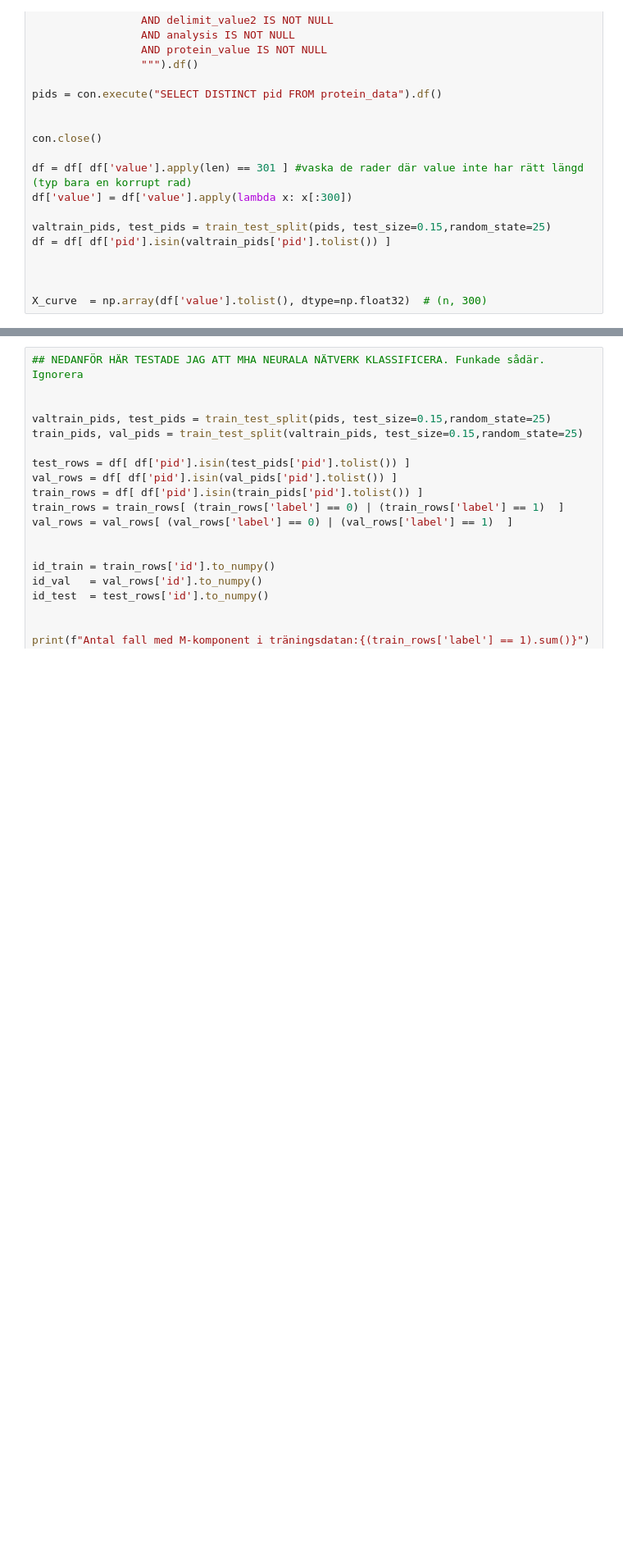
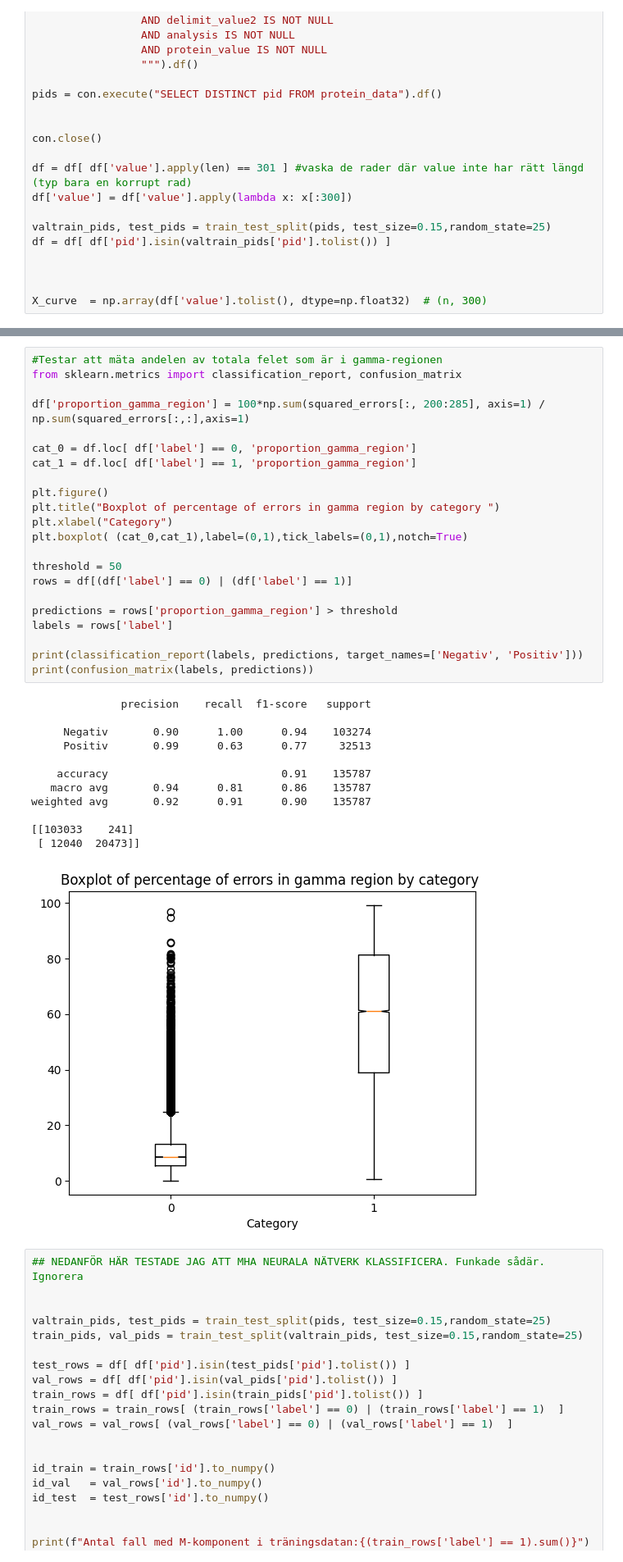
Before and after one commit to andreasjak/MSc26_Assar, a Jupyter notebook: networks/auto_encoder.ipynb, the cells around one changed output, grey strips where cells are left out. Shown at 82% size. Drawn from its saved outputs; the diff is of its cells as text; blank space fills up the shorter version.

```diff
--- a/networks/auto_encoder.ipynb
+++ b/networks/auto_encoder.ipynb
@@ -806,3 +806,38 @@ with m-component       0.98      0.80      0.88      8088
+# %%
+#Testar att mäta andelen av totala felet som är i gamma-regionen
+from sklearn.metrics import classification_report, confusion_matrix
+
+df['proportion_gamma_region'] = 100*np.sum(squared_errors[:, 200:285], axis=1) / np.sum(squared_errors[:,:],axis=1)
+
+cat_0 = df.loc[ df['label'] == 0, 'proportion_gamma_region']
+cat_1 = df.loc[ df['label'] == 1, 'proportion_gamma_region']
+
+plt.figure()
+plt.title("Boxplot of percentage of errors in gamma region by category ")
+plt.xlabel("Category")
+plt.boxplot( (cat_0,cat_1),label=(0,1),tick_labels=(0,1),notch=True)
+
+threshold = 50
+rows = df[(df['label'] == 0) | (df['label'] == 1)]
+
+predictions = rows['proportion_gamma_region'] > threshold
+labels = rows['label']
+
+print(classification_report(labels, predictions, target_names=['Negativ', 'Positiv']))
+print(confusion_matrix(labels, predictions))
+# %% [output]
+              precision    recall  f1-score   support
+
+     Negativ       0.90      1.00      0.94    103274
+     Positiv       0.99      0.63      0.77     32513
+
+    accuracy                           0.91    135787
+   macro avg       0.94      0.81      0.86    135787
+weighted avg       0.92      0.91      0.90    135787
+
+[[103033    241]
+ [ 12040  20473]]
+[figure, added]
 # %%
 ## NEDANFÖR HÄR TESTADE JAG ATT MHA NEURALA NÄTVERK KLASSIFICERA. Funkade sådär. Ignorera
 
```
Also changed, not shown: parts of 9 cells of this notebook, 8 other files.
